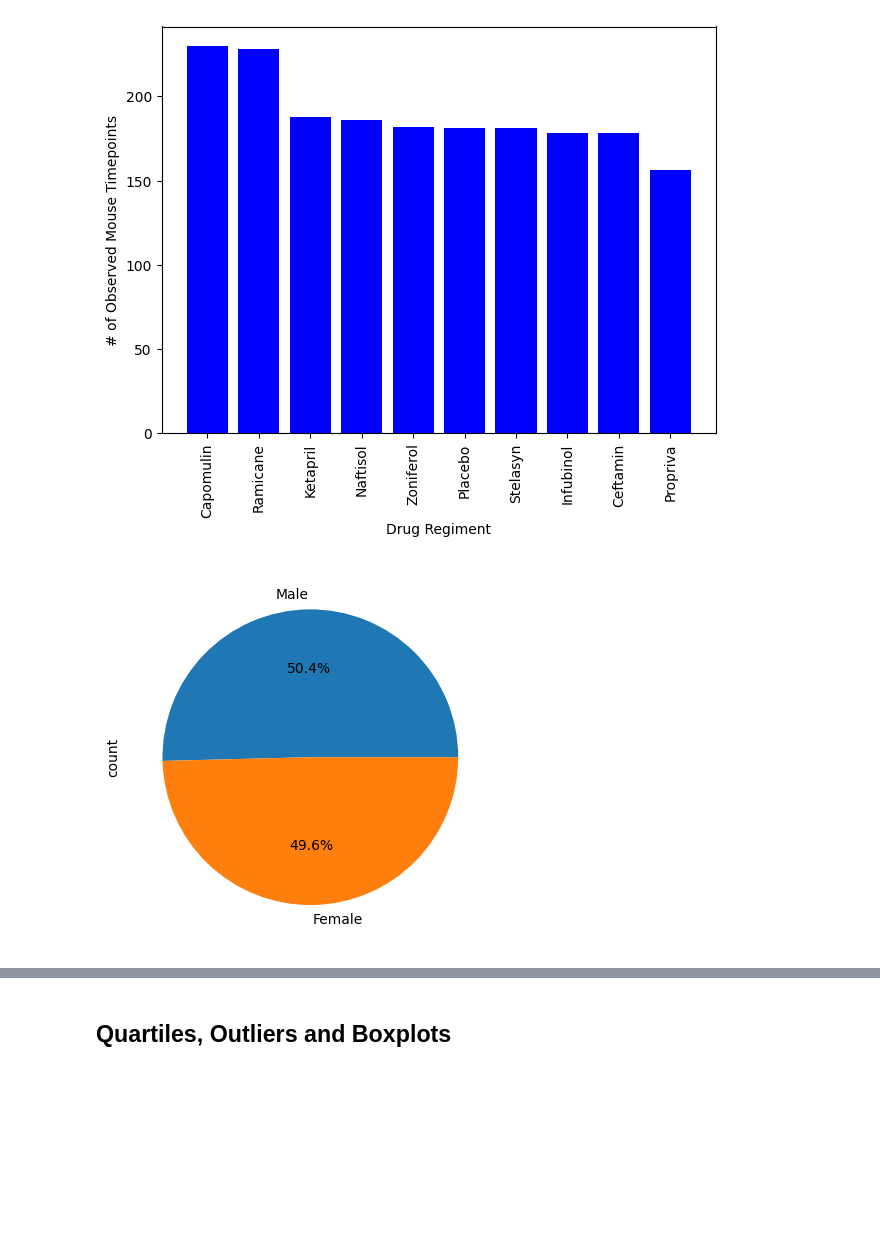
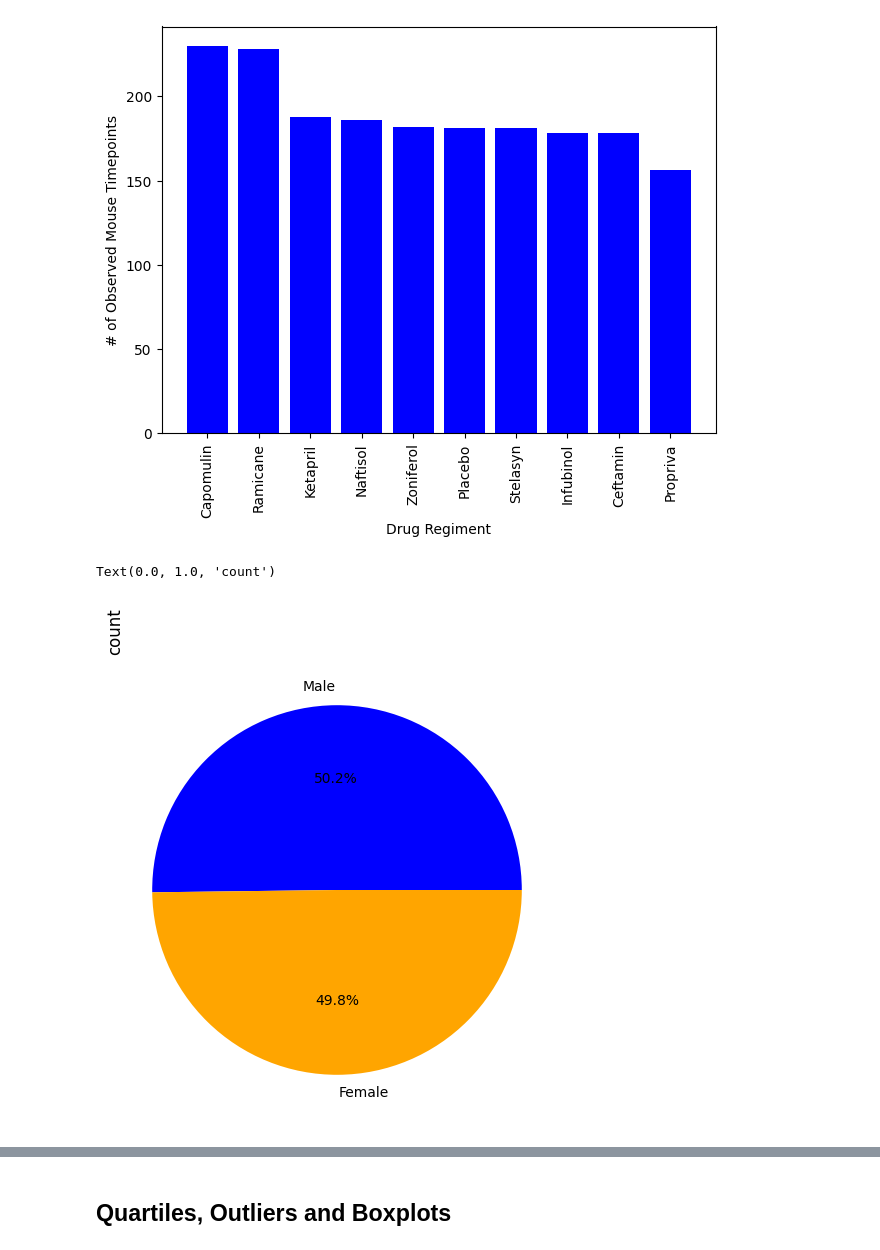
Before and after one commit to yslavcom-code/challenge-5-Pymaceuticals, a Jupyter notebook: solve.ipynb, the cells around one changed output, grey strips where cells are left out. Saved outputs shown, nothing was run; the diff lists cells and outputs as text; code cells hidden in the pictures; blank space fills up the shorter version.

Commit message:
Added pie chart

```diff
--- a/solve.ipynb
+++ b/solve.ipynb
@@ -162,13 +162,17 @@ plt.show()
 [figure]
 # %%
 # Generate a pie chart, using Pandas, showing the distribution of unique female versus male mice used in the study
-
 # Get the unique mice with their gender
-
+sex_unique = combined_clean.drop_duplicates(subset='Mouse ID')['Sex']
+sex_counts = sex_unique.value_counts()
 
 # Make the pie chart
+pandas_plot = sex_counts.plot.pie(autopct='%1.1f%%', startangle=0, colors=['blue', 'orange'], figsize=(6, 6))
+pandas_plot.set_ylabel('')
+pandas_plot.set_title('count', loc='left', rotation=90)
 # %% [output]
+Text(0.0, 1.0, 'count')
-[figure, old version]
+[figure, new version]
 # %%
 # Generate a pie chart, using pyplot, showing the distribution of unique female versus male mice used in the study
 
```
Also changed, not shown: parts of 1 cell of this notebook.
